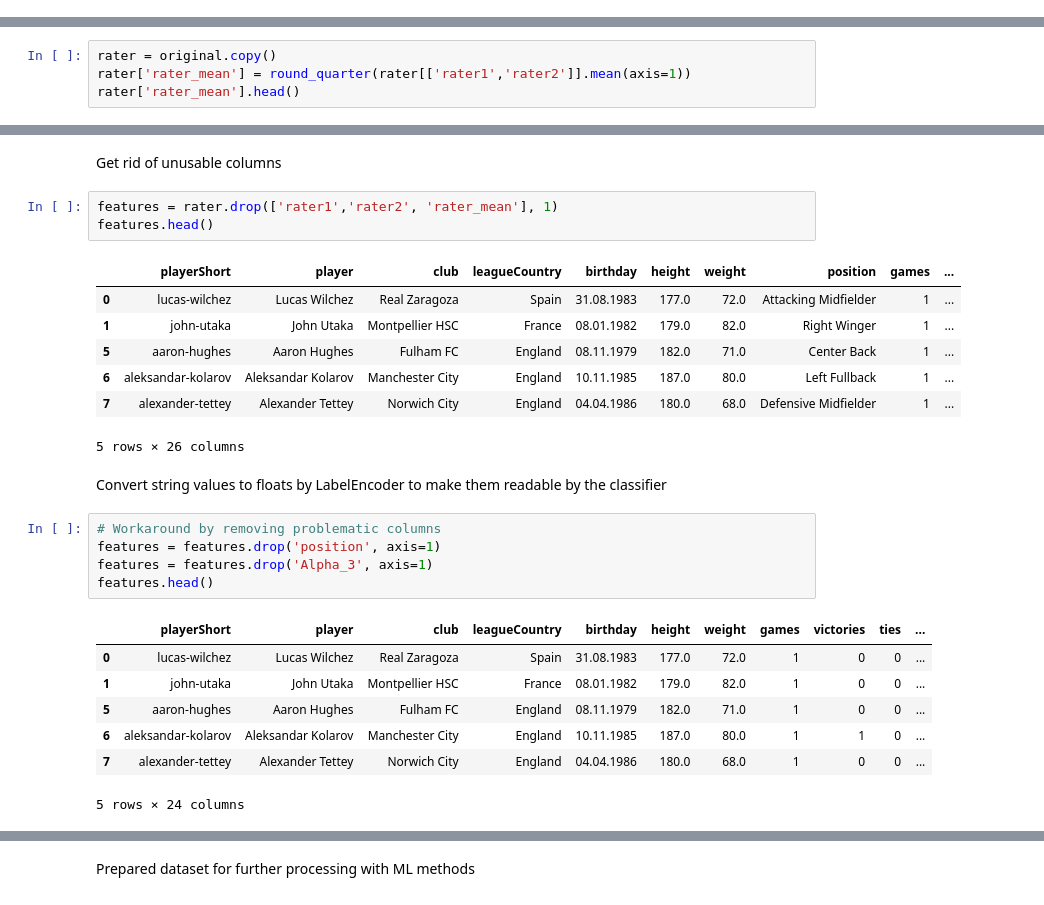
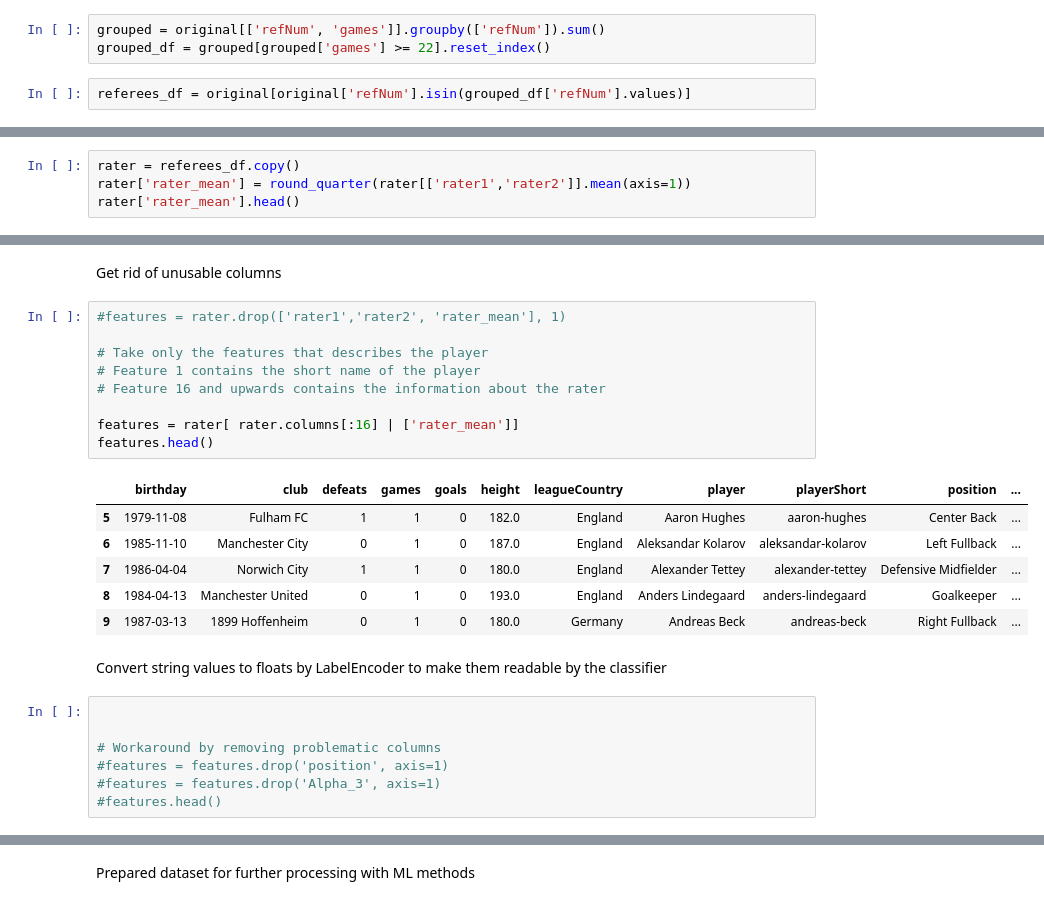
Before and after one commit to PaluchowskiMatthew/ADA-Kepler, a Jupyter notebook: 05 - Applied ML/Applied ML.ipynb, the cells around one changed output, grey strips where cells are left out. Saved outputs shown, nothing was run; the diff lists cells and outputs as text.

```diff
--- a/05 - Applied ML/Applied ML.ipynb
+++ b/05 - Applied ML/Applied ML.ipynb
@@ -72,9 +58,14 @@ Prune dataset where there is no rater information
+# %%
+grouped = original[['refNum', 'games']].groupby(['refNum']).sum()
+grouped_df = grouped[grouped['games'] >= 22].reset_index()
+# %%
+referees_df = original[original['refNum'].isin(grouped_df['refNum'].values)]
 # %%
 # Function to round on quater ratings
 def round_quarter(x):
     return round(x*4)/4
 # %%
-rater = original.copy()
+rater = referees_df.copy()
 rater['rater_mean'] = round_quarter(rater[['rater1','rater2']].mean(axis=1))
 rater['rater_mean'].head()
 # %% [output]
@@ -96,29 +87,28 @@ rater['rater_mean'].head()
 Name: rater_mean, dtype: float64
 # %% [markdown]
 Get rid of unusable columns
-# %%
-features = rater.drop(['rater1','rater2', 'rater_mean'], 1)
-features.head()
-# %% [output]
-|  | playerShort | player | club | leagueCountry | birthday | height | weight | position | games | ... |
-| 0 | lucas-wilchez | Lucas Wilchez | Real Zaragoza | Spain | 31.08.1983 | 177.0 | 72.0 | Attacking Midfielder | 1 | ... |
-| 1 | john-utaka | John Utaka | Montpellier HSC | France | 08.01.1982 | 179.0 | 82.0 | Right Winger | 1 | ... |
-| 5 | aaron-hughes | Aaron Hughes | Fulham FC | England | 08.11.1979 | 182.0 | 71.0 | Center Back | 1 | ... |
-| 6 | aleksandar-kolarov | Aleksandar Kolarov | Manchester City | England | 10.11.1985 | 187.0 | 80.0 | Left Fullback | 1 | ... |
-| 7 | alexander-tettey | Alexander Tettey | Norwich City | England | 04.04.1986 | 180.0 | 68.0 | Defensive Midfielder | 1 | ... |
-5 rows × 26 columns
+# %%
+#features = rater.drop(['rater1','rater2', 'rater_mean'], 1)
+
+# Take only the features that describes the player
+# Feature 1 contains the short name of the player
+# Feature 16 and upwards contains the information about the rater
+
+features = rater[ rater.columns[:16] | ['rater_mean']]
+features.head()
+# %% [output]
+|  | birthday | club | defeats | games | goals | height | leagueCountry | player | playerShort | position | ... |
+| 5 | 1979-11-08 | Fulham FC | 1 | 1 | 0 | 182.0 | England | Aaron Hughes | aaron-hughes | Center Back | ... |
+| 6 | 1985-11-10 | Manchester City | 0 | 1 | 0 | 187.0 | England | Aleksandar Kolarov | aleksandar-kolarov | Left Fullback | ... |
+| 7 | 1986-04-04 | Norwich City | 1 | 1 | 0 | 180.0 | England | Alexander Tettey | alexander-tettey | Defensive Midfielder | ... |
+| 8 | 1984-04-13 | Manchester United | 0 | 1 | 0 | 193.0 | England | Anders Lindegaard | anders-lindegaard | Goalkeeper | ... |
+| 9 | 1987-03-13 | 1899 Hoffenheim | 0 | 1 | 0 | 180.0 | Germany | Andreas Beck | andreas-beck | Right Fullback | ... |
 # %% [markdown]
 Convert string values to floats by LabelEncoder to make them readable by the classifier
 # %%
+
+
 # Workaround by removing problematic columns
-features = features.drop('position', axis=1)
-features = features.drop('Alpha_3', axis=1)
-features.head()
+#features = features.drop('position', axis=1)
+#features = features.drop('Alpha_3', axis=1)
+#features.head()
-# %% [output]
-|  | playerShort | player | club | leagueCountry | birthday | height | weight | games | victories | ties | ... |
-| 0 | lucas-wilchez | Lucas Wilchez | Real Zaragoza | Spain | 31.08.1983 | 177.0 | 72.0 | 1 | 0 | 0 | ... |
-| 1 | john-utaka | John Utaka | Montpellier HSC | France | 08.01.1982 | 179.0 | 82.0 | 1 | 0 | 0 | ... |
-| 5 | aaron-hughes | Aaron Hughes | Fulham FC | England | 08.11.1979 | 182.0 | 71.0 | 1 | 0 | 0 | ... |
-| 6 | aleksandar-kolarov | Aleksandar Kolarov | Manchester City | England | 10.11.1985 | 187.0 | 80.0 | 1 | 1 | 0 | ... |
-| 7 | alexander-tettey | Alexander Tettey | Norwich City | England | 04.04.1986 | 180.0 | 68.0 | 1 | 0 | 0 | ... |
-5 rows × 24 columns
```
Also changed, not shown: parts of 26 cells of this notebook.
